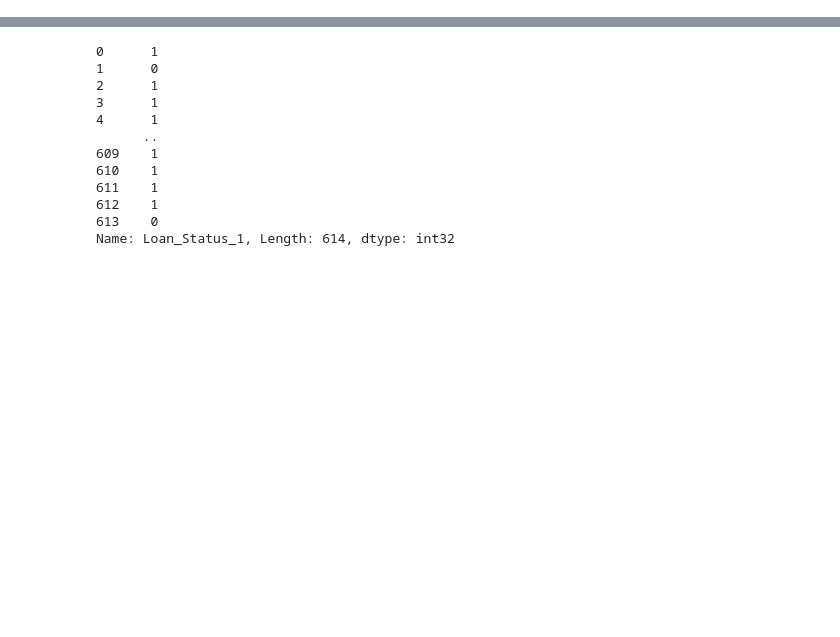
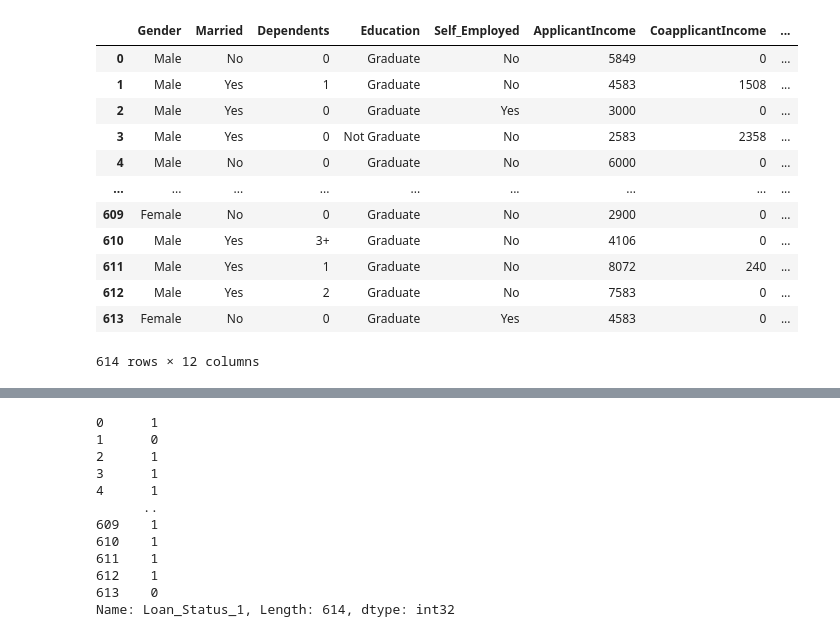
Before and after one commit to hunainadhi/Machine-Learning-Mentorship, a Jupyter notebook: Assignment2.ipynb, the cells around one changed output, grey strips where cells are left out. Saved outputs shown, nothing was run; the diff lists cells and outputs as text; code cells hidden in the pictures; blank space fills up the shorter version.

```diff
--- a/Assignment2.ipynb
+++ b/Assignment2.ipynb
@@ -9,9 +28,28 @@ df = df.drop(['Loan_ID'],axis=1)
 # %%
 from sklearn.impute import SimpleImputer
-my_imputer = SimpleImputer(strategy='most_frequent')
-df = my_imputer.fit_transform(df)
-df = pd.DataFrame(df)
+my_imputer_categorical = SimpleImputer(strategy='most_frequent')
+my_imputer_continous = SimpleImputer(strategy='mean')
+cont_df=df[['ApplicantIncome','CoapplicantIncome','LoanAmount','Loan_Amount_Term']]
+cont_df=my_imputer_continous.fit_transform(cont_df)
+df[['ApplicantIncome','CoapplicantIncome','LoanAmount','Loan_Amount_Term']]=cont_df
+df=my_imputer_categorical.fit_transform(df);
+df=pd.DataFrame(df)
 df.columns=['Gender','Married','Dependents','Education','Self_Employed','ApplicantIncome','CoapplicantIncome','LoanAmount','Loan_Amount_Term','Credit_History','Property_Area','Loan_Status']
+df
+# %% [output]
+|  | Gender | Married | Dependents | Education | Self_Employed | ApplicantIncome | CoapplicantIncome | ... |
+| 0 | Male | No | 0 | Graduate | No | 5849 | 0 | ... |
+| 1 | Male | Yes | 1 | Graduate | No | 4583 | 1508 | ... |
+| 2 | Male | Yes | 0 | Graduate | Yes | 3000 | 0 | ... |
+| 3 | Male | Yes | 0 | Not Graduate | No | 2583 | 2358 | ... |
+| 4 | Male | No | 0 | Graduate | No | 6000 | 0 | ... |
+| ... | ... | ... | ... | ... | ... | ... | ... | ... |
+| 609 | Female | No | 0 | Graduate | No | 2900 | 0 | ... |
+| 610 | Male | Yes | 3+ | Graduate | No | 4106 | 0 | ... |
+| 611 | Male | Yes | 1 | Graduate | No | 8072 | 240 | ... |
+| 612 | Male | Yes | 2 | Graduate | No | 7583 | 0 | ... |
+| 613 | Female | No | 0 | Graduate | Yes | 4583 | 0 | ... |
+614 rows × 12 columns
 # %%
 from sklearn.preprocessing import LabelEncoder
 lb = LabelEncoder()
```
Also changed, not shown: parts of 20 cells of this notebook.
